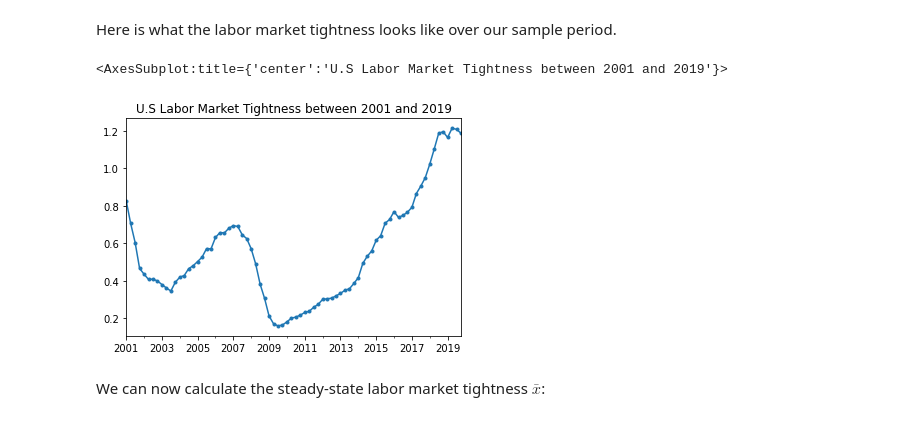
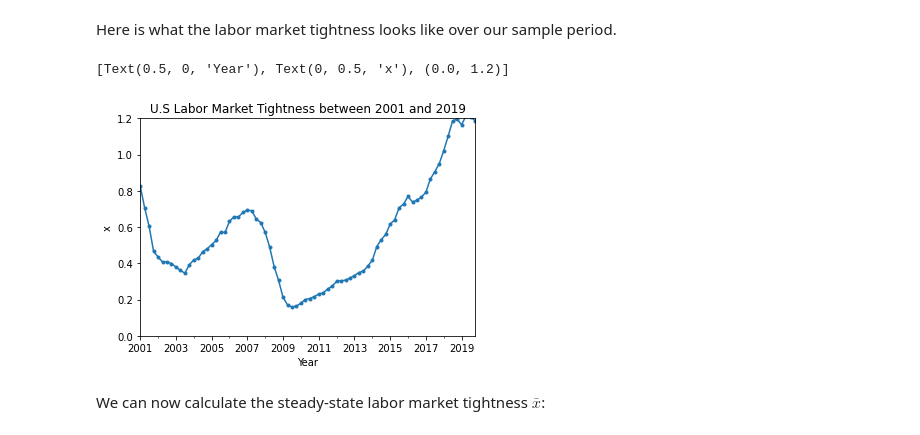
Before and after one commit to lnsongxf/public-expenditure, a Jupyter notebook: calibration.ipynb, the cells around one changed output. Cells and saved outputs as stored; diff of their text form; code cells hidden in the pictures.

```diff
--- a/calibration.ipynb
+++ b/calibration.ipynb
@@ -76,10 +78,11 @@ x_ts = v_ts/ul_ts
 # %% [markdown]
 Here is what the labor market tightness looks like over our sample period.
 # %%
-x_ts.plot(title="U.S Labor Market Tightness between 2001 and 2019", marker='.')
+x_ax = x_ts.plot(title="U.S Labor Market Tightness between 2001 and 2019", marker='.')
+x_ax.set(xlabel='Year', ylabel='x', ylim=(0, 1.2))
 # %% [output]
-<AxesSubplot:title={'center':'U.S Labor Market Tightness between 2001 and 2019'}>
+[Text(0.5, 0, 'Year'), Text(0, 0.5, 'x'), (0.0, 1.2)]
-[figure, old version]
+[figure, new version]
 # %% [markdown]
 We can now calculate the steady-state labor market tightness $\bar{x}$:
 # %%
```
Also changed, not shown: parts of 23 cells of this notebook.
